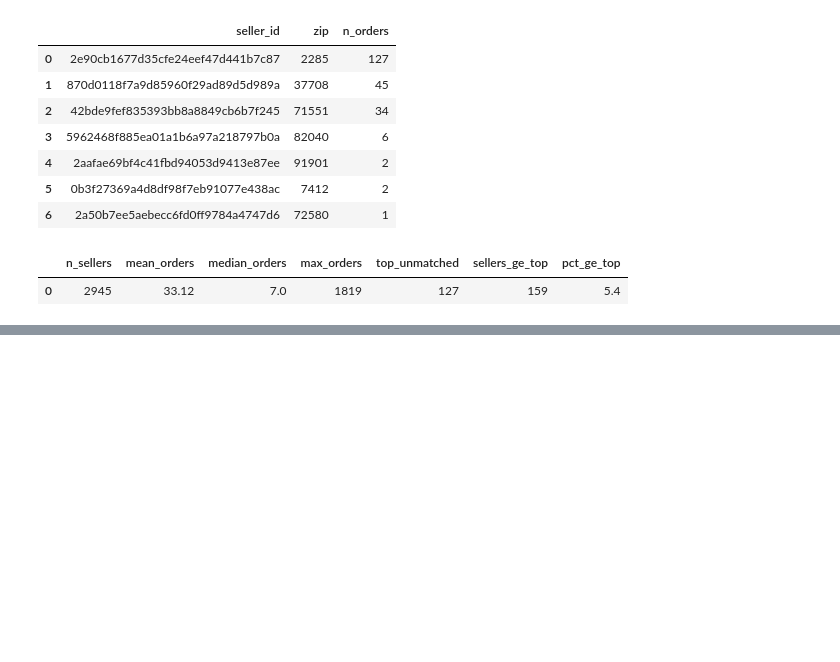
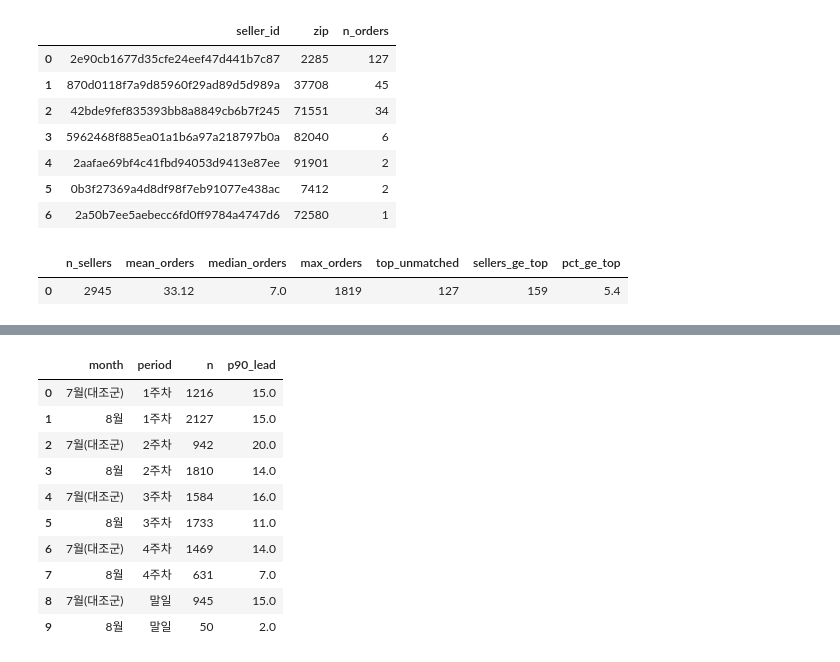
Before and after one commit to choi-yeonju/data-analysis-portfolio, a Jupyter notebook: olist/notebooks/02_geo_distance.ipynb, the cells around one changed output, grey strips where cells are left out. Cells and saved outputs as stored; diff of their text form; code cells hidden in the pictures; blank space fills up the shorter version.

```diff
--- a/olist/notebooks/02_geo_distance.ipynb
+++ b/olist/notebooks/02_geo_distance.ipynb
@@ -440,0 +689,40 @@ SELECT (SELECT COUNT(*) FROM sc) AS n_sellers,
+# %%
+# 7월(비경계, "정상") 5구간 vs 8월 5구간 — 같은 방식으로 나눠 p90 소요일을 직접 대조 (올바른 대조군)
+con.execute("""
+WITH b7 AS (
+  SELECT CAST(order_purchase_timestamp AS DATE) AS pd,
+         DATE_DIFF('day', order_purchase_timestamp, order_delivered_customer_date) AS lead
+  FROM orders WHERE order_delivered_customer_date IS NOT NULL
+    AND order_purchase_timestamp >= '2018-07-01' AND order_purchase_timestamp < '2018-08-01'
+),
+b8 AS (
+  SELECT CAST(order_purchase_timestamp AS DATE) AS pd,
+         DATE_DIFF('day', order_purchase_timestamp, order_delivered_customer_date) AS lead
+  FROM orders WHERE order_delivered_customer_date IS NOT NULL
+    AND order_purchase_timestamp >= '2018-08-01' AND order_purchase_timestamp < '2018-09-01'
+)
+SELECT '7월(대조군)' AS month,
+       CASE WHEN pd < DATE '2018-07-08' THEN '1주차' WHEN pd < DATE '2018-07-15' THEN '2주차'
+            WHEN pd < DATE '2018-07-22' THEN '3주차' WHEN pd < DATE '2018-07-28' THEN '4주차' ELSE '말일' END AS period,
+       COUNT(*) AS n, ROUND(QUANTILE_CONT(lead,0.9),0) AS p90_lead
+FROM b7 GROUP BY 1, 2
+UNION ALL
+SELECT '8월' AS month,
+       CASE WHEN pd < DATE '2018-08-08' THEN '1주차' WHEN pd < DATE '2018-08-15' THEN '2주차'
+            WHEN pd < DATE '2018-08-22' THEN '3주차' WHEN pd < DATE '2018-08-28' THEN '4주차' ELSE '말일' END AS period,
+       COUNT(*) AS n, ROUND(QUANTILE_CONT(lead,0.9),0) AS p90_lead
+FROM b8 GROUP BY 1, 2
+ORDER BY period, month
+""").df()
+# %% [output]
+|  | month | period | n | p90_lead |
+| 0 | 7월(대조군) | 1주차 | 1216 | 15.0 |
+| 1 | 8월 | 1주차 | 2127 | 15.0 |
+| 2 | 7월(대조군) | 2주차 | 942 | 20.0 |
+| 3 | 8월 | 2주차 | 1810 | 14.0 |
+| 4 | 7월(대조군) | 3주차 | 1584 | 16.0 |
+| 5 | 8월 | 3주차 | 1733 | 11.0 |
+| 6 | 7월(대조군) | 4주차 | 1469 | 14.0 |
+| 7 | 8월 | 4주차 | 631 | 7.0 |
+| 8 | 7월(대조군) | 말일 | 945 | 15.0 |
+| 9 | 8월 | 말일 | 50 | 2.0 |
```
Also changed, not shown: parts of 29 cells of this notebook, 14 other files.
